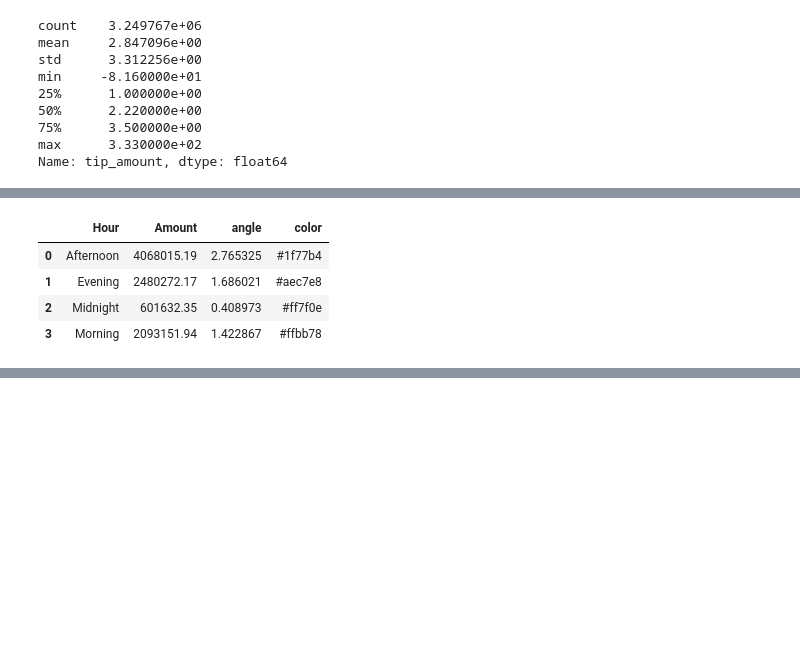
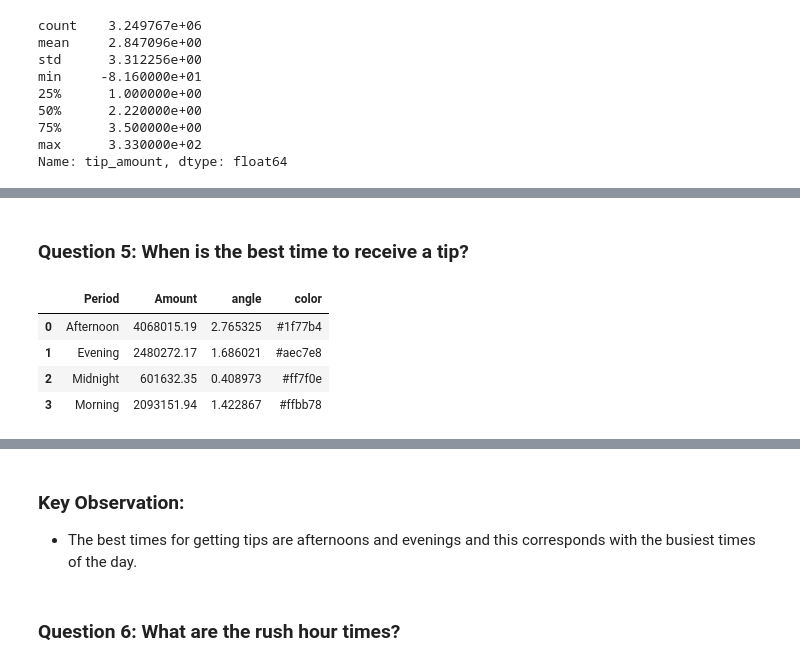
Before and after one commit to Azaya89/Bokeh-microtask, a Jupyter notebook: bokeh_micro_task.ipynb, the cells around one changed output, grey strips where cells are left out. Drawn from its saved outputs; the diff is of its cells as text; code cells hidden in the pictures; blank space fills up the shorter version.

```diff
--- a/bokeh_micro_task.ipynb
+++ b/bokeh_micro_task.ipynb
@@ -191,11 +213,42 @@ pick_up_hour = new_df.tpep_pickup_datetime.dt.hour
 
 # Group the hour values into four general times of the day
 conditions = [pick_up_hour < 5, (pick_up_hour>=5) & (pick_up_hour<12), (pick_up_hour>=12) & (pick_up_hour<=18), pick_up_hour>18]
-values = ['Midnight', 'Morning', 'Afternoon', 'Evening']
+values = ["Midnight", "Morning", "Afternoon", "Evening"]
 
 result = np.select(conditions, values)
 
-pick_up_hour = pd.Series(result)
+pick_up_period = pd.Series(result)
 
-pick_up_hour
+#Generate a pandas series for the pickup hour by frequency
+pick_up_data = pick_up_period.value_counts()
+pick_up_data = pick_up_data.reset_index(name="Frequency").rename(columns={"index":"Hour"})
+
+#Add columns for plot angle and color
+pick_up_data["angle"] = pick_up_data["Frequency"]/pick_up_data["Frequency"].sum() * 2*pi
+pick_up_data["color"] = Category10[len(pick_up_data)]
+
+#Plot a pie chart for the pickup data showing the frequency.
+p = figure(height=350,
+           title="Pickup Frequency by period of day",
+           toolbar_location=None,
+           tools="hover",
+           tooltips="@Hour: @Frequency",
+           x_range=(-0.5, 1.0),
+          sizing_mode="stretch_width")
+
+p.wedge(x=0,
+        y=1,
+        radius=0.35,
+        start_angle=cumsum("angle", include_zero=True),
+        end_angle=cumsum("angle"),
+        line_color=None,
+        fill_color="color",
+        legend_field="Hour",
+        source=pick_up_data)
+
+p.axis.axis_label = None
+p.axis.visible = False
+p.grid.grid_line_color = None
+
+show(p)
 # %% [output]
@@ -264,15 +281,17 @@ Name: tip_amount, dtype: float64
+# %% [markdown]
+### Question 5: When is the best time to receive a tip?
 # %%
 #Generate total tip amount data by time of day
-tip_data = new_df.groupby(pick_up_hour).tip_amount.sum()
-tip_data = tip_data.reset_index(name='Amount').rename(columns={'index':'Hour'})
+tip_data = new_df.groupby(pick_up_period).tip_amount.sum()
+tip_data = tip_data.reset_index(name="Amount").rename(columns={"index":"Period"})
 
 #Add columns for plot angle and color
-tip_data['angle'] = tip_data['Amount']/tip_data['Amount'].sum() * 2*pi
-tip_data['color'] = Category20[len(tip_data)]
+tip_data["angle"] = tip_data["Amount"]/tip_data["Amount"].sum() * 2*pi
+tip_data["color"] = Category20[len(tip_data)]
 
 tip_data
 # %% [output]
-|  | Hour | Amount | angle | color |
+|  | Period | Amount | angle | color |
 | 0 | Afternoon | 4068015.19 | 2.765325 | #1f77b4 |
 | 1 | Evening | 2480272.17 | 1.686021 | #aec7e8 |
 | 2 | Midnight | 601632.35 | 0.408973 | #ff7f0e |
@@ -297,3 +322,8 @@ show(p)
 # %% [output]
 [interactive output not drawn]
 [interactive output not drawn]
+# %% [markdown]
+### Key Observation:
+- The best times for getting tips are afternoons and evenings and this corresponds with the busiest times of the day.
+# %% [markdown]
+### Question 6: What are the rush hour times?
```
Also changed, not shown: parts of 24 cells of this notebook, 4 other files.
